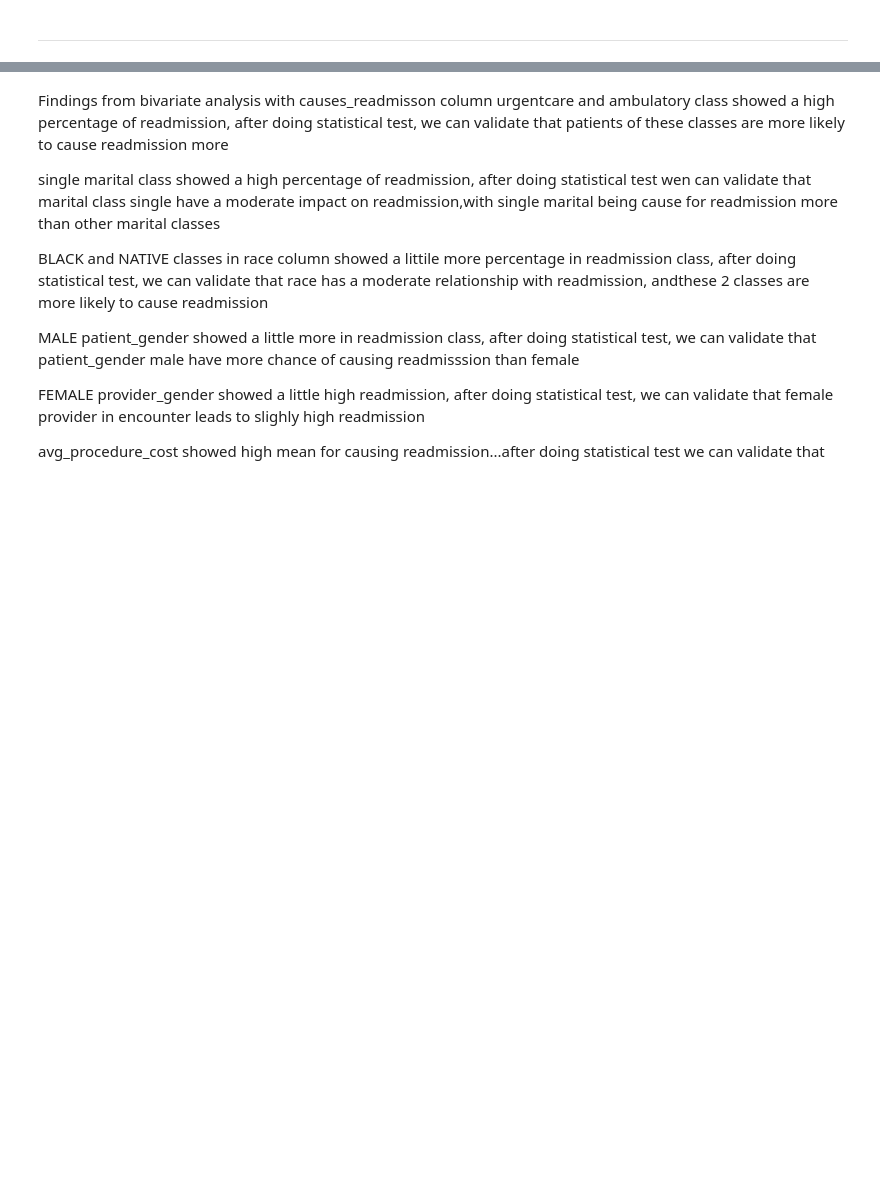
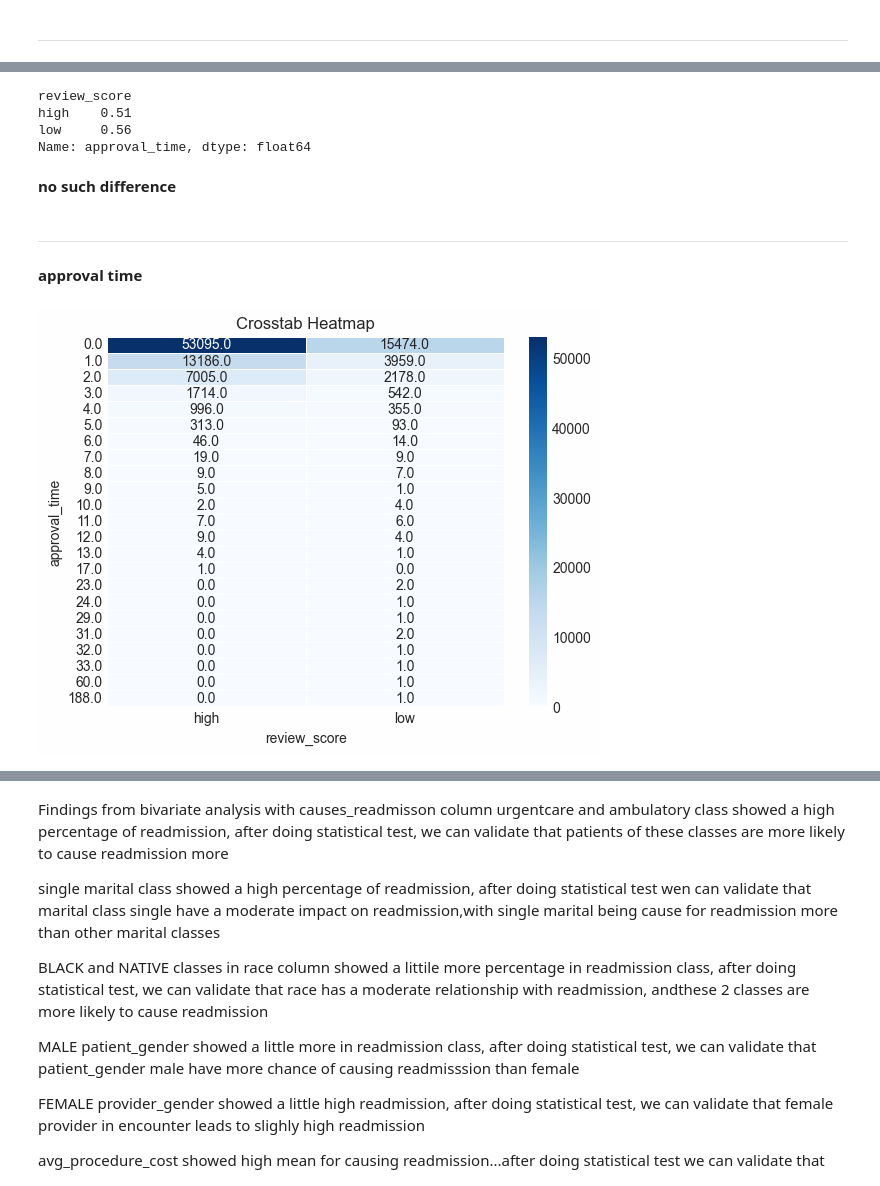
Before and after one commit to IamRaNo/my-personal-projects, a Jupyter notebook: olist review analysis/notebooks/pandas_analysis.ipynb, the cells around one changed output, grey strips where cells are left out. Drawn from its saved outputs; the diff is of its cells as text; code cells hidden in the pictures; blank space fills up the shorter version.

```diff
--- a/olist review analysis/notebooks/pandas_analysis.ipynb
+++ b/olist review analysis/notebooks/pandas_analysis.ipynb
@@ -415,0 +456,19 @@ plt.show()
+# %%
+data.groupby('review_score')['approval_time'].mean().round(2)
+# %% [output]
+review_score
+high    0.51
+low     0.56
+Name: approval_time, dtype: float64
+# %% [markdown]
+**no such difference**
+# %% [markdown]
+***
+# %% [markdown]
+**approval time**
+# %%
+ct = pd.crosstab(data['approval_time'],data['review_score'])
+
+P.plot_heatmap(ct)
+# %% [output]
+[figure, added]
```
Also changed, not shown: parts of 37 cells of this notebook.
